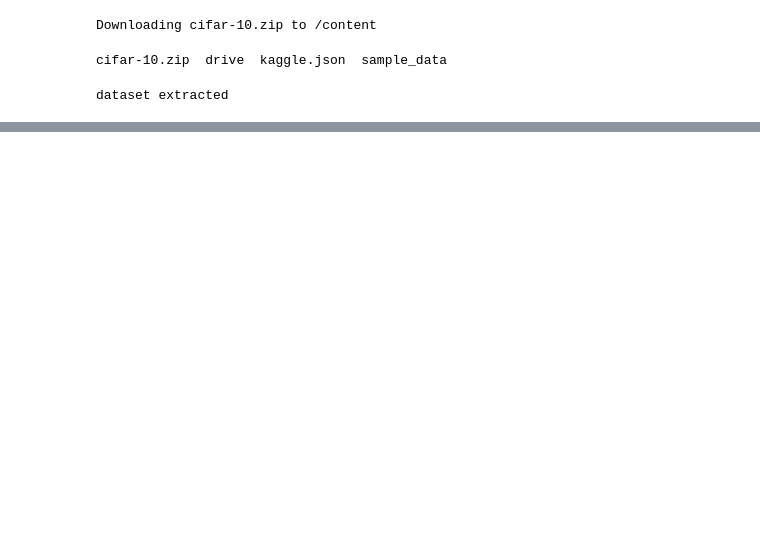
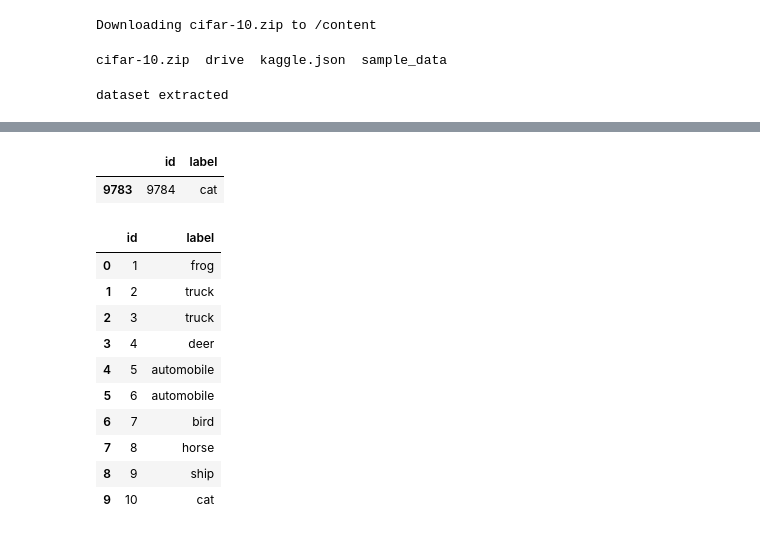
Before and after one commit to kumar291098/CIFAR-10---Object-Recognition-in-Images, a Jupyter notebook: CIFAR-10 - Object Recognition in Images.ipynb, the cells around one changed output, grey strips where cells are left out. Saved outputs shown, nothing was run; the diff lists cells and outputs as text; code cells hidden in the pictures; blank space fills up the shorter version.

```diff
--- a/CIFAR-10 - Object Recognition in Images.ipynb
+++ b/CIFAR-10 - Object Recognition in Images.ipynb
@@ -23,0 +87,2 @@ dataset extracted
+# %%
+label_df=pd.read_csv('/content/trainLabels.csv')
@@ -23,0 +102,19 @@ dataset extracted
+# %%
+label_df[label_df['id']==9784]
+# %% [output]
+|  | id | label |
+| 9783 | 9784 | cat |
+# %%
+label_df.head(10)
+# %% [output]
+|  | id | label |
+| 0 | 1 | frog |
+| 1 | 2 | truck |
+| 2 | 3 | truck |
+| 3 | 4 | deer |
+| 4 | 5 | automobile |
+| 5 | 6 | automobile |
+| 6 | 7 | bird |
+| 7 | 8 | horse |
+| 8 | 9 | ship |
+| 9 | 10 | cat |
```
Also changed, not shown: parts of 30 cells of this notebook.
